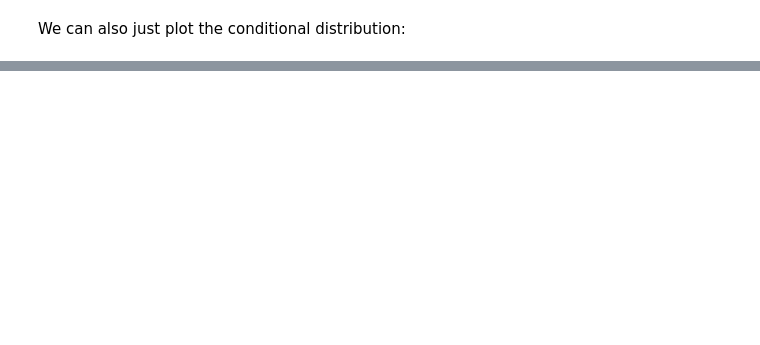
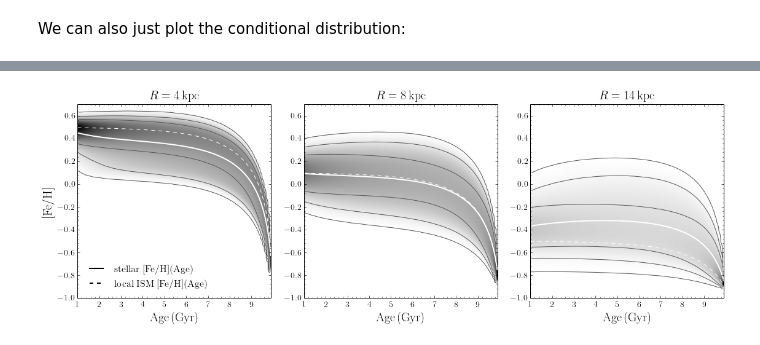
Before and after one commit to jobovy/simple-blurring-churning, a Jupyter notebook: blurring-churning-example.ipynb, the cells around one changed output, grey strips where cells are left out. Saved outputs shown, nothing was run; the diff lists cells and outputs as text; code cells hidden in the pictures; blank space fills up the shorter version.

```diff
--- a/blurring-churning-example.ipynb
+++ b/blurring-churning-example.ipynb
@@ -364,0 +374,60 @@ figsize(8,6)
+# %%
+saveToFile= False
+tfehs= numpy.linspace(-1.,0.7,101)
+figsize(16,6)
+if saveToFile:
+    bovy_plot.bovy_print(fig_width=5.,fig_height=5.,axes_labelsize=18,
+                         text_fontsize=18,legend_fontsize=12,
+                         xtick_labelsize=14,ytick_labelsize=14)
+    figsize(11,4)
+subplot(1,3,1)
+imshow((pAgeFehc4/numpy.tile(numpy.nansum(pAgeFehc4,axis=1),(len(tfehs),1)).T).T,origin='lower',cmap='gist_yarg',extent=[tages[0],tages[-1],tfehs[0],tfehs[-1]],aspect=(tages[-1]-tages[0])/(tfehs[-1]-tfehs[0]))
+bovy_plot.bovy_dens2d((pAgeFehc4/numpy.tile(numpy.nansum(pAgeFehc4,axis=1),(len(tfehs),1)).T).T,origin='lower',
+                       justcontours=True,overplot=True,cntrmass=True,levels=special.erf(numpy.arange(1,4)/numpy.sqrt(2.)),
+                        xrange=[tages[0],tages[-1]],yrange=[tfehs[0],tfehs[-1]],cntrcolors='0.35')
+line1= plot(tages,numpy.nansum(pAgeFehc4*tfehs,axis=1)/numpy.nansum(pAgeFehc4,axis=1),color='w',lw=2.)
+line2= plot(tages,simple_blurring_churning.fehAgeRg(tages,4.),color='w',ls='--')
+l1= pyplot.legend((line1[0],line2[0]),
+                  (r'$\mathrm{stellar\ [Fe/H](Age)}$',
+                   r'$\mathrm{local\ ISM\ [Fe/H](Age)}$'),
+                  loc='lower left',
+                  numpoints=8,
+                  prop={'size':16-3*saveToFile},
+                  frameon=False)
+for legobj in l1.legendHandles:
+    legobj.set_color('k')
+    legobj.set_linewidth(2.0)
+xlabel(r'$\mathrm{Age\,(Gyr)}$')
+ylabel(r'$[\mathrm{Fe/H}]$')
+pyplot.annotate(r'$R = 4\,\mathrm{kpc}$',(0.5,1.07+0.02*saveToFile),xycoords='axes fraction',horizontalalignment='center',
+                        verticalalignment='top',size=20.-3*saveToFile)
+bovy_plot._add_ticks()
+subplot(1,3,2)
+imshow((pAgeFehc8/numpy.tile(numpy.nansum(pAgeFehc8,axis=1),(len(tfehs),1)).T).T,origin='lower',cmap='gist_yarg',extent=[tages[0],tages[-1],tfehs[0],tfehs[-1]],aspect=(tages[-1]-tages[0])/(tfehs[-1]-tfehs[0]))
+bovy_plot.bovy_dens2d((pAgeFehc8/numpy.tile(numpy.nansum(pAgeFehc8,axis=1),(len(tfehs),1)).T).T,origin='lower',
+                       justcontours=True,overplot=True,cntrmass=True,levels=special.erf(numpy.arange(1,4)/numpy.sqrt(2.)),
+                        xrange=[tages[0],tages[-1]],yrange=[tfehs[0],tfehs[-1]],cntrcolors='0.35')
+plot(tages,numpy.nansum(pAgeFehc8*tfehs,axis=1)/numpy.nansum(pAgeFehc8,axis=1),color='w',lw=2.)
+plot(tages,simple_blurring_churning.fehAgeRg(tages,8.),color='w',ls='--')
+xlabel(r'$\mathrm{Age\,(Gyr)}$')
+pyplot.annotate(r'$R = 8\,\mathrm{kpc}$',(0.5,1.07+0.02*saveToFile),xycoords='axes fraction',horizontalalignment='center',
+                        verticalalignment='top',size=20.-3*saveToFile)
+bovy_plot._add_ticks()
+subplot(1,3,3)
+imshow((pAgeFehc14/numpy.tile(numpy.nansum(pAgeFehc14,axis=1),(len(tfehs),1)).T).T,origin='lower',cmap='gist_yarg',extent=[tages[0],tages[-1],tfehs[0],tfehs[-1]],aspect=(tages[-1]-tages[0])/(tfehs[-1]-tfehs[0]))
+bovy_plot.bovy_dens2d((pAgeFehc14/numpy.tile(numpy.nansum(pAgeFehc14,axis=1),(len(tfehs),1)).T).T,origin='lower',
+                       justcontours=True,overplot=True,cntrmass=True,levels=special.erf(numpy.arange(1,4)/numpy.sqrt(2.)),
+                        xrange=[tages[0],tages[-1]],yrange=[tfehs[0],tfehs[-1]],cntrcolors='0.35')
+plot(tages,numpy.nansum(pAgeFehc14*tfehs,axis=1)/numpy.nansum(pAgeFehc14,axis=1),color='w',lw=2.)
+plot(tages,simple_blurring_churning.fehAgeRg(tages,14.),color='w',ls='--')
+xlabel(r'$\mathrm{Age\,(Gyr)}$')
+pyplot.annotate(r'$R = 14\,\mathrm{kpc}$',(0.5,1.07+0.02*saveToFile),xycoords='axes fraction',horizontalalignment='center',
+                        verticalalignment='top',size=20.-3*saveToFile)
+bovy_plot._add_ticks()
+if saveToFile:
+    bovy_plot.bovy_end_print('agemdf_churning_r.ps',orientation='landscape')
+else:
+    tight_layout()
+figsize(8,6)
+# %% [output]
+[figure, added]
```
Also changed, not shown: parts of 11 cells of this notebook.
